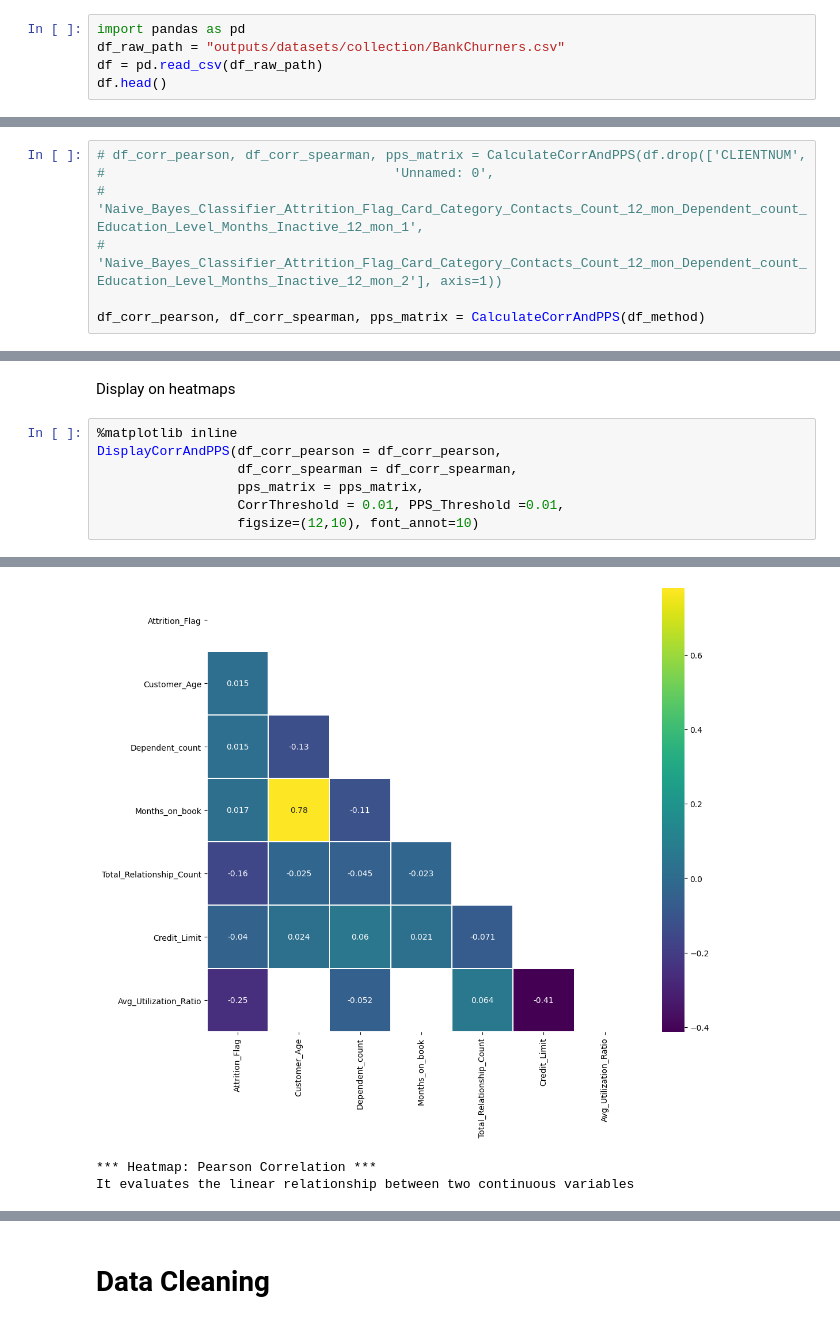
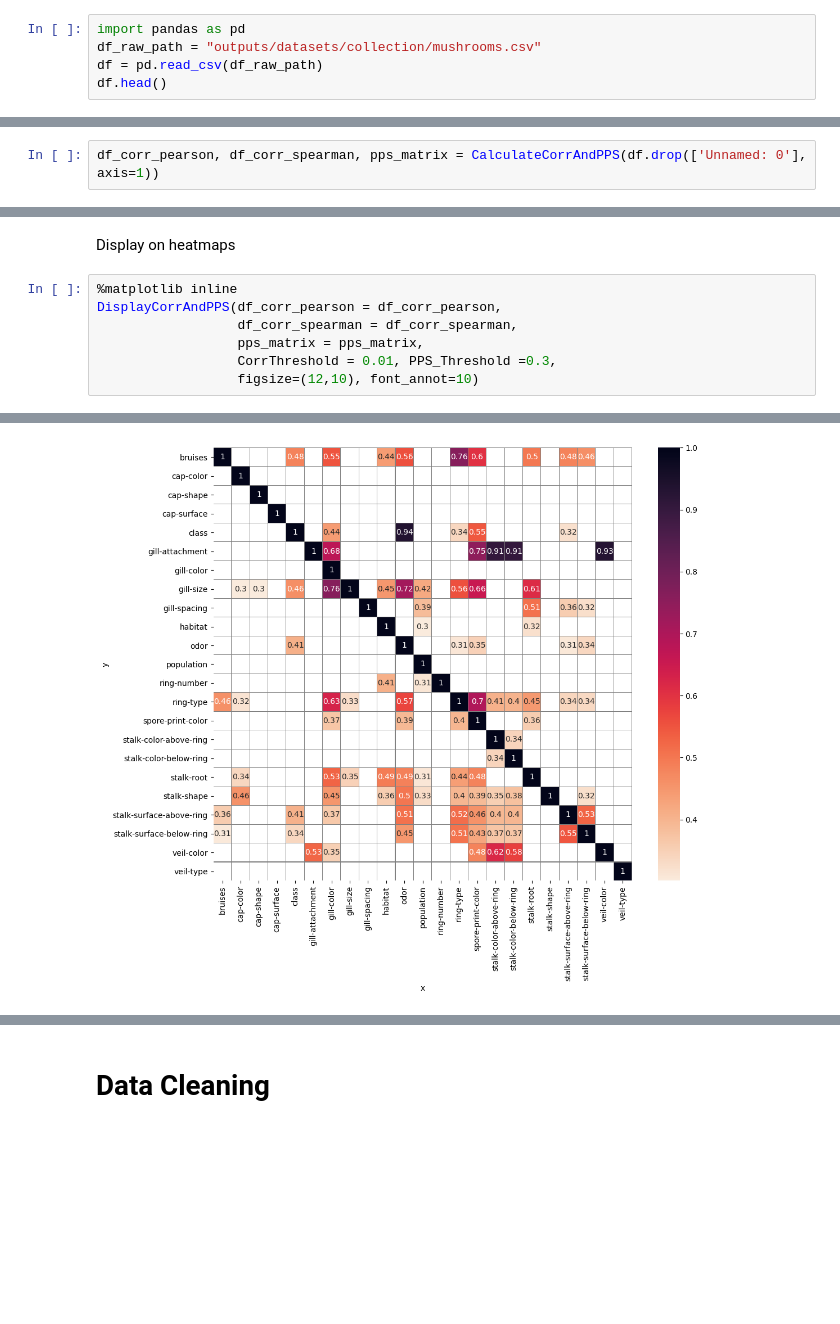
Before and after one commit to ocassidydev/creditcard-churn, a Jupyter notebook: jupyter_notebooks/03 - Data Cleaning.ipynb, the cells around one changed output, grey strips where cells are left out. Cells and saved outputs as stored; diff of their text form; blank space fills up the shorter version.

```diff
--- a/jupyter_notebooks/03 - Data Cleaning.ipynb
+++ b/jupyter_notebooks/03 - Data Cleaning.ipynb
@@ -55,7 +55,7 @@ current_dir
 # Load collected data
 # %%
 import pandas as pd
-df_raw_path = "outputs/datasets/collection/BankChurners.csv"
+df_raw_path = "outputs/datasets/collection/mushrooms.csv"
 df = pd.read_csv(df_raw_path)
 df.head()
 # %% [output]
@@ -162,12 +162,7 @@ Calculate Correlations and Power Predictive Score
 # %% [markdown]
 We drop certain redundant variables from DataFrame to avoid clutter
 # %%
-# df_corr_pearson, df_corr_spearman, pps_matrix = CalculateCorrAndPPS(df.drop(['CLIENTNUM',
-#                                     'Unnamed: 0',
-#                                     'Naive_Bayes_Classifier_Attrition_Flag_Card_Category_Contacts_Count_12_mon_Dependent_count_Education_Level_Months_Inactive_12_mon_1',
-#                                     'Naive_Bayes_Classifier_Attrition_Flag_Card_Category_Contacts_Count_12_mon_Dependent_count_Education_Level_Months_Inactive_12_mon_2'], axis=1))
-
-df_corr_pearson, df_corr_spearman, pps_matrix = CalculateCorrAndPPS(df_method)
+df_corr_pearson, df_corr_spearman, pps_matrix = CalculateCorrAndPPS(df.drop(['Unnamed: 0'], axis=1))
 # %% [output]
 PPS threshold - check PPS score IQR to decide threshold for heatmap
 
@@ -180,7 +175,7 @@ Display on heatmaps
 DisplayCorrAndPPS(df_corr_pearson = df_corr_pearson,
                   df_corr_spearman = df_corr_spearman,
                   pps_matrix = pps_matrix,
-                  CorrThreshold = 0.01, PPS_Threshold =0.01,
+                  CorrThreshold = 0.01, PPS_Threshold =0.3,
                   figsize=(12,10), font_annot=10)
 # %% [output]
 * Analyse how the target variable for your ML models are correlated with other variables (features and target)
@@ -192,3 +198 @@ It evaluates monotonic relationship
-[figure, old version]
+[figure, new version]
-*** Heatmap: Pearson Correlation ***
-It evaluates the linear relationship between two continuous variables
```
Also changed, not shown: parts of 17 cells of this notebook.
